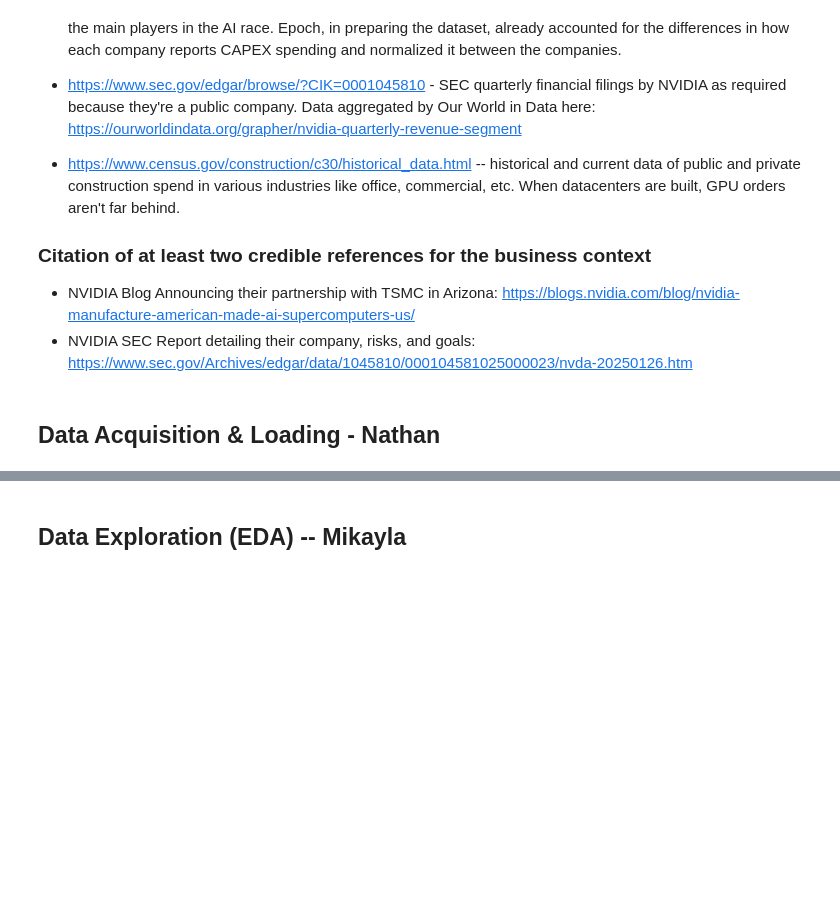
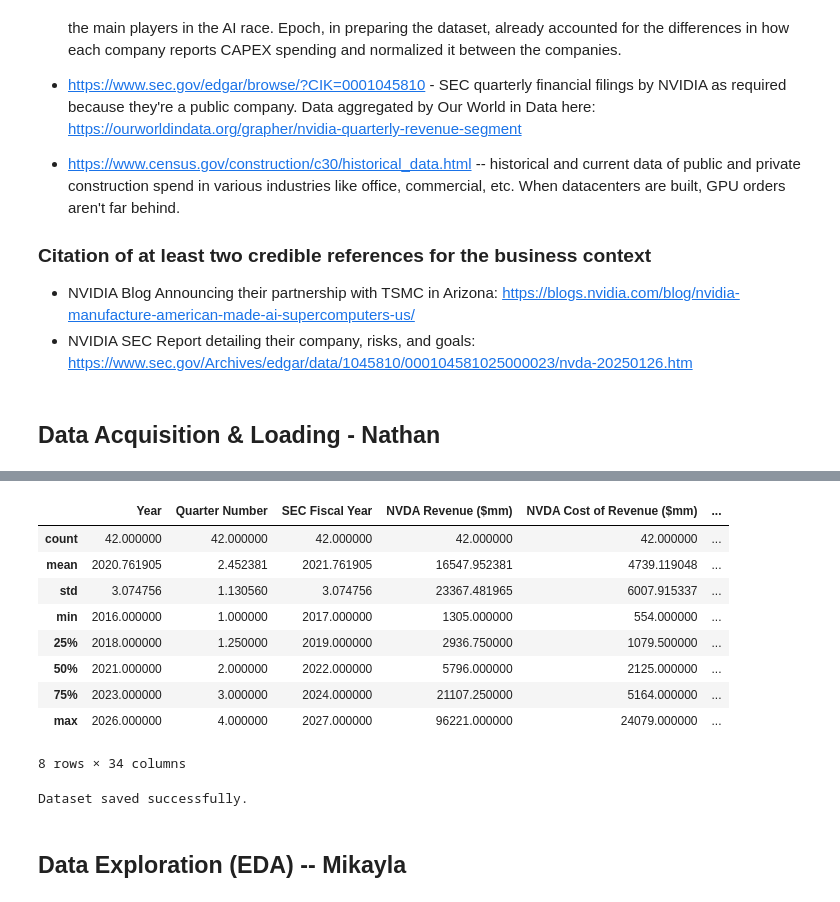
Before and after one commit to mikahamelin-gif/IS-4487-final-project-nvidia, a Jupyter notebook: IS_4487_Final_Project_Notebook.ipynb, the cells around one changed output, grey strips where cells are left out. Saved outputs shown, nothing was run; the diff lists cells and outputs as text; code cells hidden in the pictures; blank space fills up the shorter version.

```diff
--- a/IS_4487_Final_Project_Notebook.ipynb
+++ b/IS_4487_Final_Project_Notebook.ipynb
@@ -119,3 +122,24 @@ Cleaned Dataset: (43, 32)
+# %%
+
+display(df.describe())
+# %% [output]
+|  | Year | Quarter Number | SEC Fiscal Year | NVDA Revenue ($mm) | NVDA Cost of Revenue ($mm) | ... |
+| count | 42.000000 | 42.000000 | 42.000000 | 42.000000 | 42.000000 | ... |
+| mean | 2020.761905 | 2.452381 | 2021.761905 | 16547.952381 | 4739.119048 | ... |
+| std | 3.074756 | 1.130560 | 3.074756 | 23367.481965 | 6007.915337 | ... |
+| min | 2016.000000 | 1.000000 | 2017.000000 | 1305.000000 | 554.000000 | ... |
+| 25% | 2018.000000 | 1.250000 | 2019.000000 | 2936.750000 | 1079.500000 | ... |
+| 50% | 2021.000000 | 2.000000 | 2022.000000 | 5796.000000 | 2125.000000 | ... |
+| 75% | 2023.000000 | 3.000000 | 2024.000000 | 21107.250000 | 5164.000000 | ... |
+| max | 2026.000000 | 4.000000 | 2027.000000 | 96221.000000 | 24079.000000 | ... |
+8 rows × 34 columns
+# %%
+
+df.to_csv("NVDA_Final_Dataset.csv", index=False)
+
+print("Dataset saved successfully.")
+# %% [output]
+Dataset saved successfully.
 # %% [markdown]
 ## Data Exploration (EDA) -- Mikayla
 # %%
```
Also changed, not shown: parts of 3 cells of this notebook.
